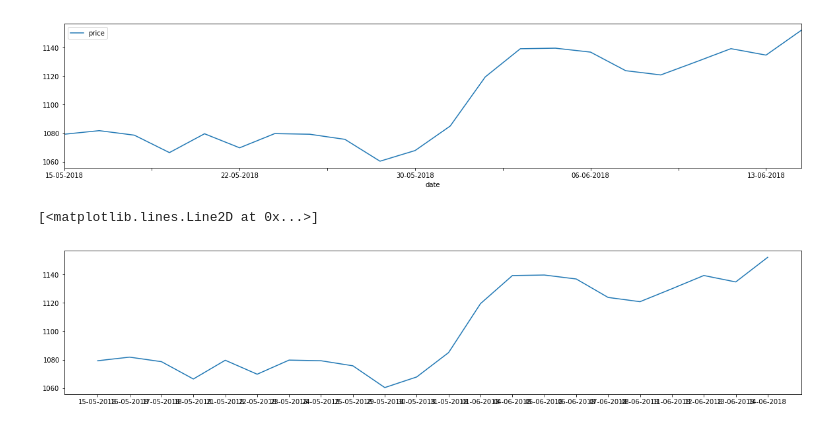
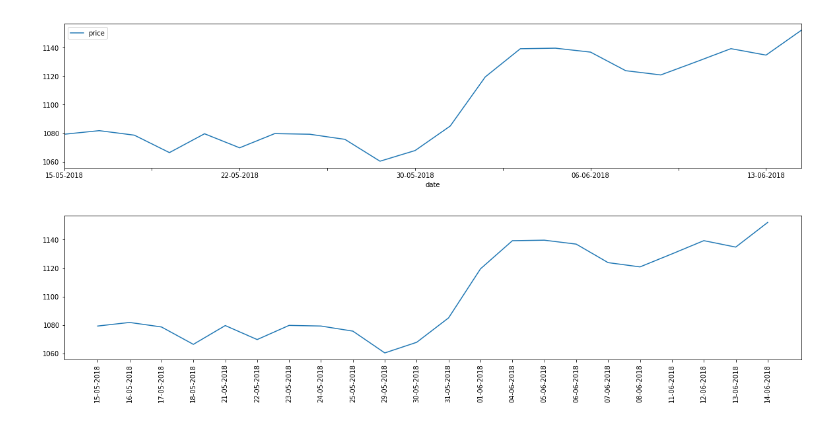
Before and after one commit to allaccountstaken/matplotlib, a Jupyter notebook: basic_plots.ipynb, the cells around one changed output. Drawn from its saved outputs; the diff is of its cells as text; code cells hidden in the pictures.

Commit message:
demo of basic plot with different methods

```diff
--- a/basic_plots.ipynb
+++ b/basic_plots.ipynb
@@ -31,8 +32,9 @@ plt.show
 <function matplotlib.pyplot.show(*args, **kw)>
 [figure]
 # %%
-plt.figure(figsize=(20, 4))
+plt.figure(figsize=(20, 4), )
 plt.plot(df.price)
+plt.xticks(rotation=90)
+plt.show()
 # %% [output]
-[<matplotlib.lines.Line2D at 0x...>]
-[figure, old version]
+[figure, new version]
```
Also changed, not shown: parts of 3 cells of this notebook.
